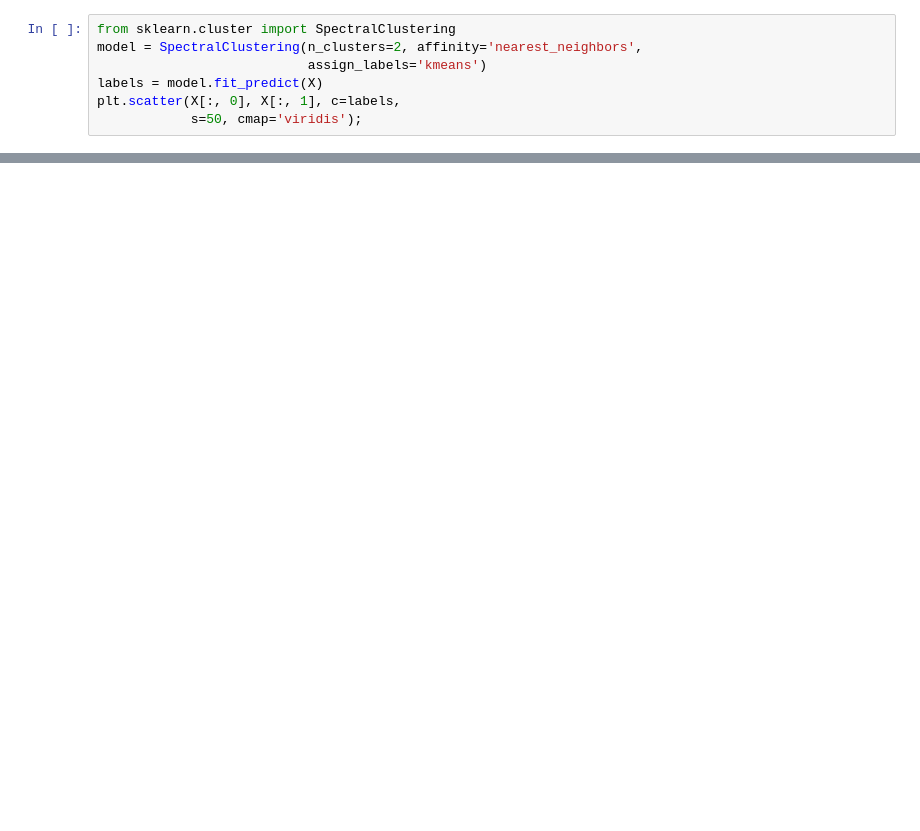
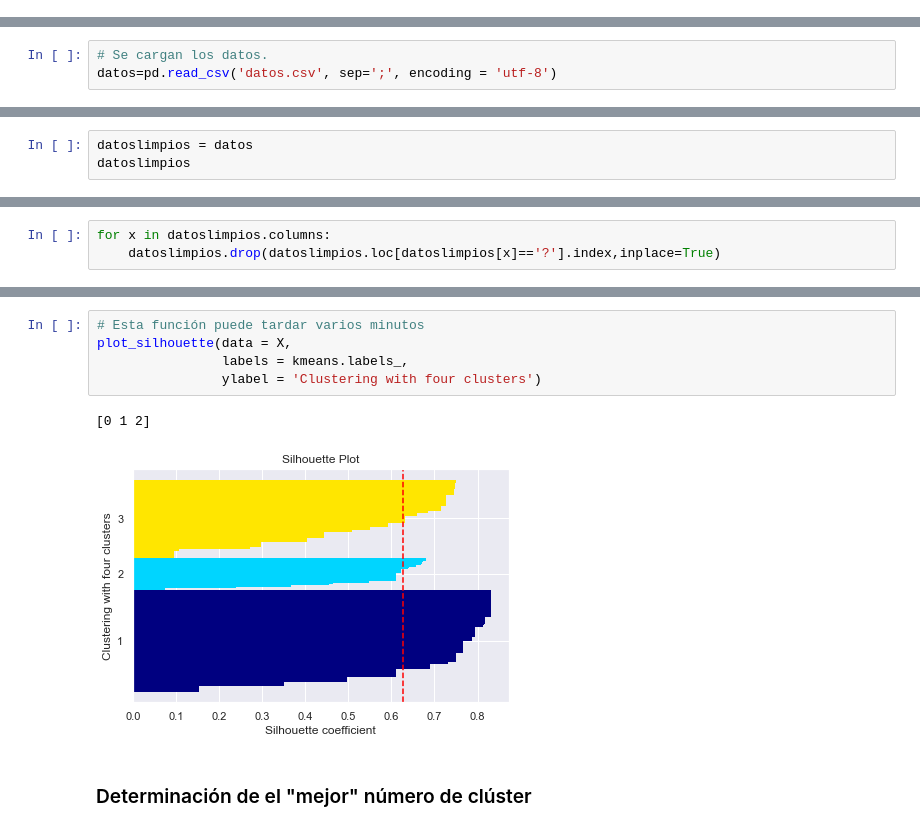
Before and after one commit to juandiegocardona/LaboratoriosBI, a Jupyter notebook: Laboratorio2/Kmeans.ipynb, the cells around one changed output, grey strips where cells are left out. Cells and saved outputs as stored; diff of their text form; blank space fills up the shorter version.

Commit message:
KMeans casi listo

```diff
--- a/Laboratorio2/Kmeans.ipynb
+++ b/Laboratorio2/Kmeans.ipynb
@@ -65,7 +0,0 @@ plt.scatter(X[:, 0], X[:, 1], c=labels,
-# %%
-from sklearn.cluster import SpectralClustering
-model = SpectralClustering(n_clusters=2, affinity='nearest_neighbors',
-                           assign_labels='kmeans')
-labels = model.fit_predict(X)
-plt.scatter(X[:, 0], X[:, 1], c=labels,
-            s=50, cmap='viridis');
@@ -71,0 +27,3 @@ plt.scatter(X[:, 0], X[:, 1], c=labels,
+# %%
+# Se cargan los datos.
+datos=pd.read_csv('datos.csv', sep=';', encoding = 'utf-8')
@@ -71,0 +97,3 @@ plt.scatter(X[:, 0], X[:, 1], c=labels,
+# %%
+datoslimpios = datos
+datoslimpios
@@ -71,0 +114,3 @@ plt.scatter(X[:, 0], X[:, 1], c=labels,
+# %%
+for x in datoslimpios.columns:
+    datoslimpios.drop(datoslimpios.loc[datoslimpios[x]=='?'].index,inplace=True)
@@ -71,0 +329,10 @@ plt.scatter(X[:, 0], X[:, 1], c=labels,
+# %%
+# Esta función puede tardar varios minutos
+plot_silhouette(data = X,
+                labels = kmeans.labels_,
+                ylabel = 'Clustering with four clusters')
+# %% [output]
+[0 1 2]
+[figure, added]
+# %% [markdown]
+### Determinación de el "mejor" número de clúster
```
Also changed, not shown: parts of 61 cells of this notebook, 1 other file.
